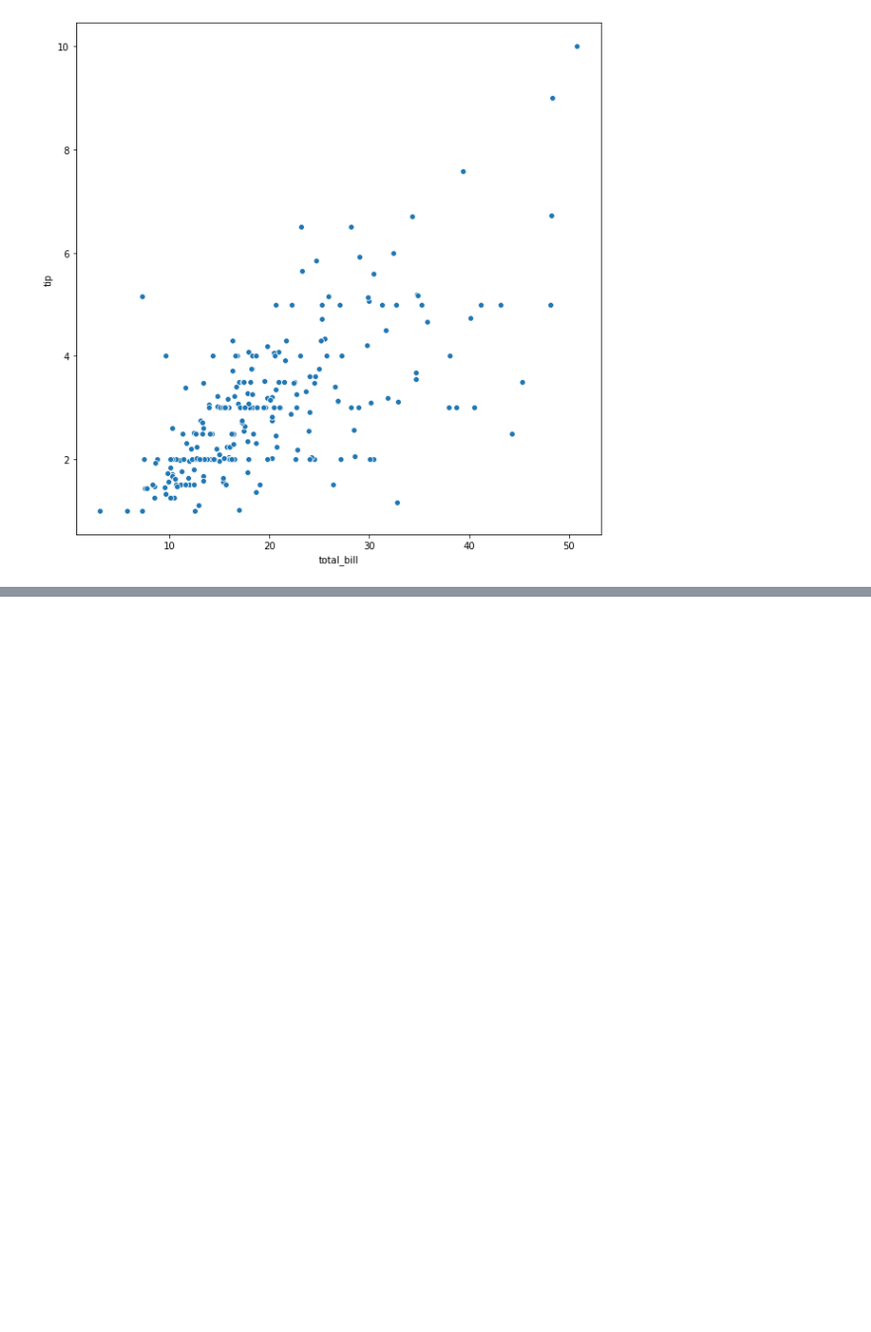
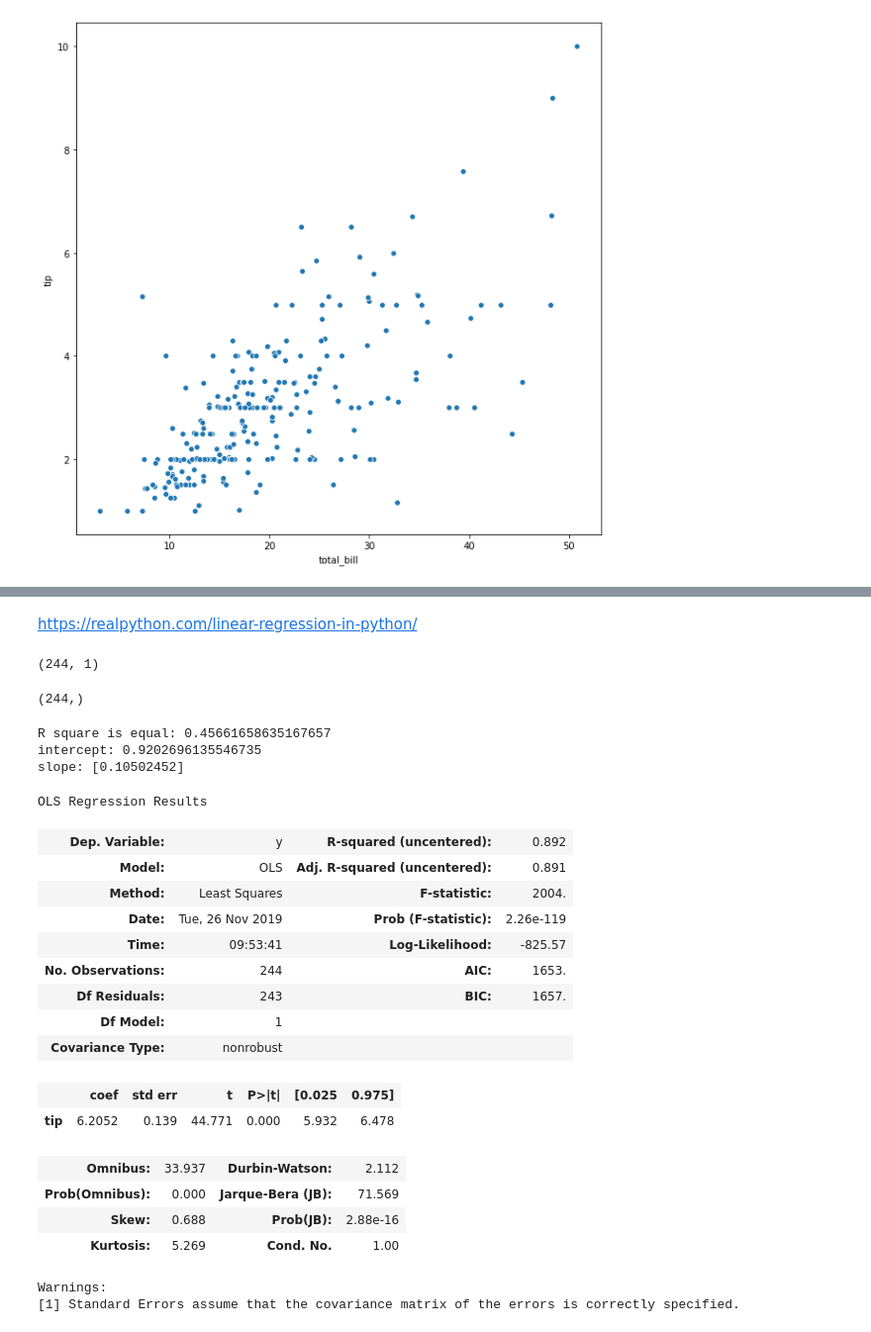
Before and after one commit to Slawak1/GMIT-FDA_Assesment_2019, a Jupyter notebook: gmit_fda_assesment_2019.ipynb, the cells around one changed output, grey strips where cells are left out. Shown at 99% size. Saved outputs shown, nothing was run; the diff lists cells and outputs as text; code cells hidden in the pictures; blank space fills up the shorter version.

Commit message:
Linear Regression added

```diff
--- a/gmit_fda_assesment_2019.ipynb
+++ b/gmit_fda_assesment_2019.ipynb
@@ -163,0 +167,15 @@ ax = sns.scatterplot(x="total_bill", y="tip", data=df )
+# %% [markdown]
+https://realpython.com/linear-regression-in-python/
+# %%
+# Tranfer df column to 2D array
+z = df['total_bill']
+
+x = z.values.reshape(-1,1)
+x.shape
+# %% [output]
+(244, 1)
+# %%
+y = df['tip']
+y.shape
+# %% [output]
+(244,)
@@ -163,0 +185,32 @@ ax = sns.scatterplot(x="total_bill", y="tip", data=df )
+# %%
+# R^2
+R_sqr = model.score(x, y)
+print (f'R square is equal: {R_sqr}')
+print('intercept:', model.intercept_) # The intercept indicates the location where it cross an y axis
+print('slope:', model.coef_) # The slope indicates the steepness of a line
+# %% [output]
+R square is equal: 0.45661658635167657
+intercept: 0.9202696135546735
+slope: [0.10502452]
+# %%
+from statsmodels.api import OLS
+OLS(x,y).fit().summary()
+# %% [output]
+OLS Regression Results
+| Dep. Variable: | y | R-squared (uncentered): | 0.892 |
+| Model: | OLS | Adj. R-squared (uncentered): | 0.891 |
+| Method: | Least Squares | F-statistic: | 2004. |
+| Date: | Tue, 26 Nov 2019 | Prob (F-statistic): | 2.26e-119 |
+| Time: | 09:53:41 | Log-Likelihood: | -825.57 |
+| No. Observations: | 244 | AIC: | 1653. |
+| Df Residuals: | 243 | BIC: | 1657. |
+| Df Model: | 1 |  |  |
+| Covariance Type: | nonrobust |  |  |
+|  | coef | std err | t | P>|t| | [0.025 | 0.975] |
+| tip | 6.2052 | 0.139 | 44.771 | 0.000 | 5.932 | 6.478 |
+| Omnibus: | 33.937 | Durbin-Watson: | 2.112 |
+| Prob(Omnibus): | 0.000 | Jarque-Bera (JB): | 71.569 |
+| Skew: | 0.688 | Prob(JB): | 2.88e-16 |
+| Kurtosis: | 5.269 | Cond. No. | 1.00 |
+Warnings:
+[1] Standard Errors assume that the covariance matrix of the errors is correctly specified.
```
Also changed, not shown: parts of 8 cells of this notebook.
